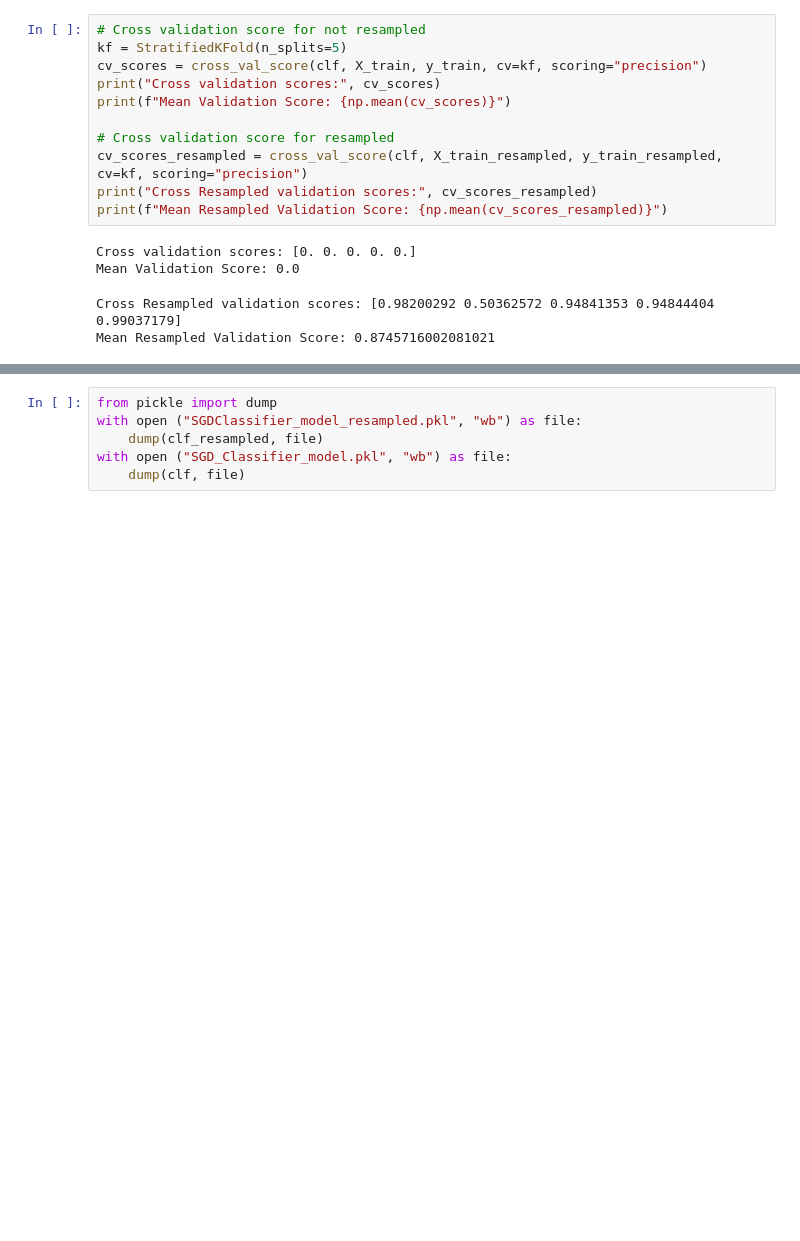
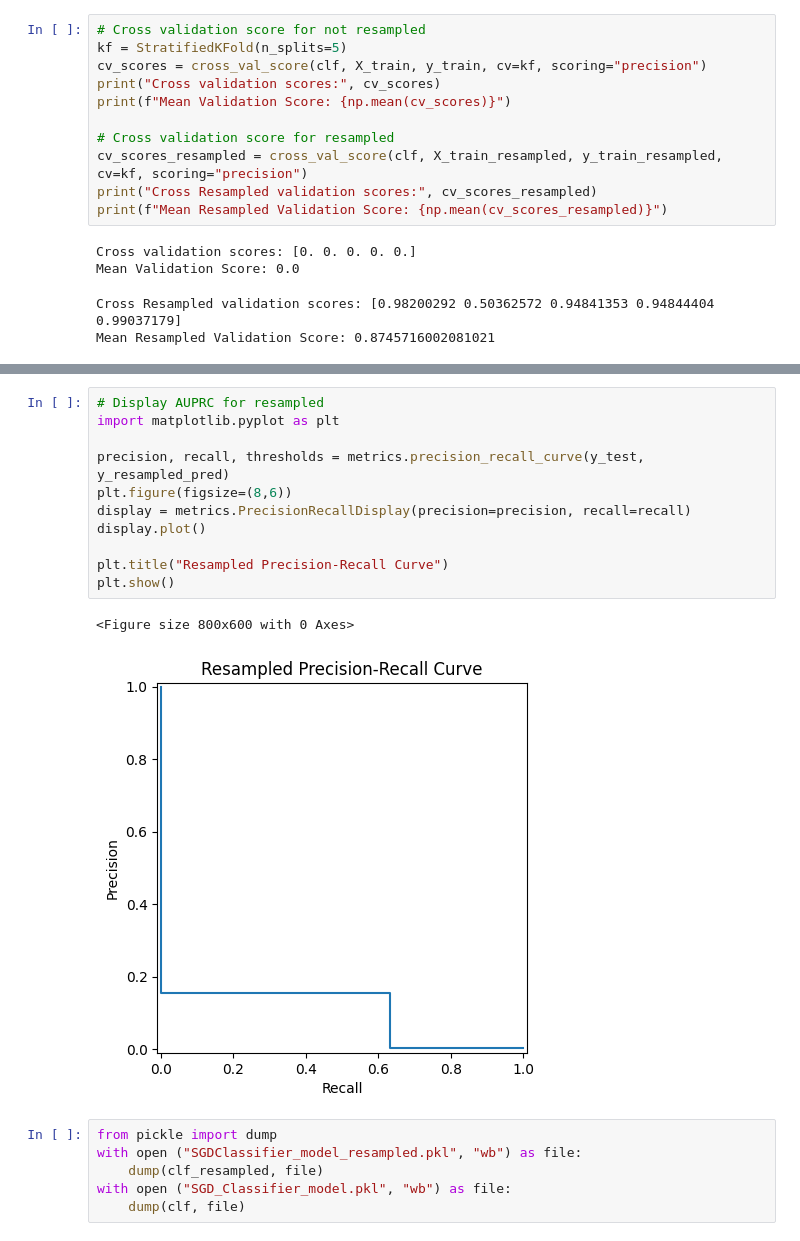
Before and after one commit to cknell47/CCFD, a Jupyter notebook: SGDClassifier.ipynb, the cells around one changed output, grey strips where cells are left out. Drawn from its saved outputs; the diff is of its cells as text; blank space fills up the shorter version.

```diff
--- a/SGDClassifier.ipynb
+++ b/SGDClassifier.ipynb
@@ -163,3 +195,17 @@ Mean Resampled Validation Score: 0.8745716002081021
+# %%
+# Display AUPRC for resampled
+import matplotlib.pyplot as plt
+
+precision, recall, thresholds = metrics.precision_recall_curve(y_test, y_resampled_pred)
+plt.figure(figsize=(8,6))
+display = metrics.PrecisionRecallDisplay(precision=precision, recall=recall)
+display.plot()
+
+plt.title("Resampled Precision-Recall Curve")
+plt.show()
+# %% [output]
+<Figure size 800x600 with 0 Axes>
+[figure, added]
 # %%
 from pickle import dump
 with open ("SGDClassifier_model_resampled.pkl", "wb") as file:
```
Also changed, not shown: parts of 3 cells of this notebook.
